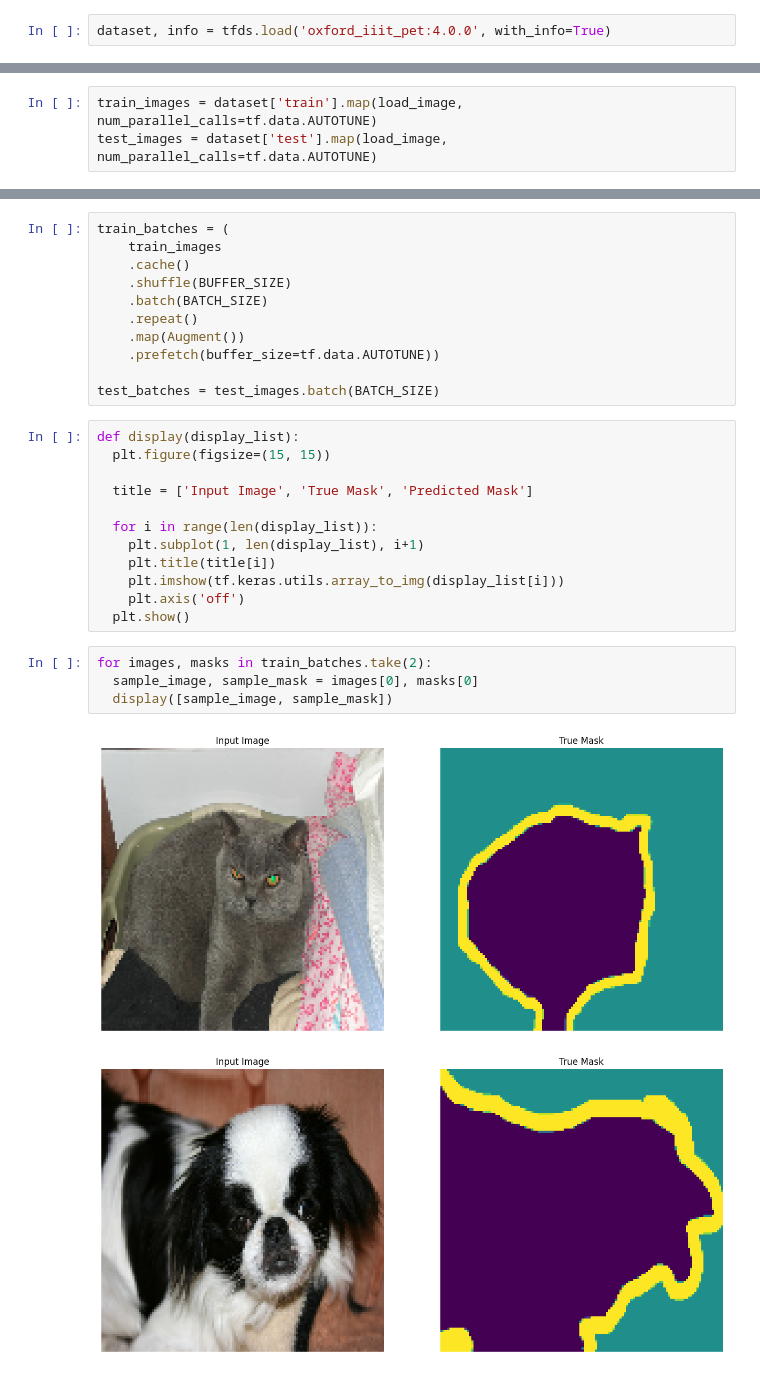
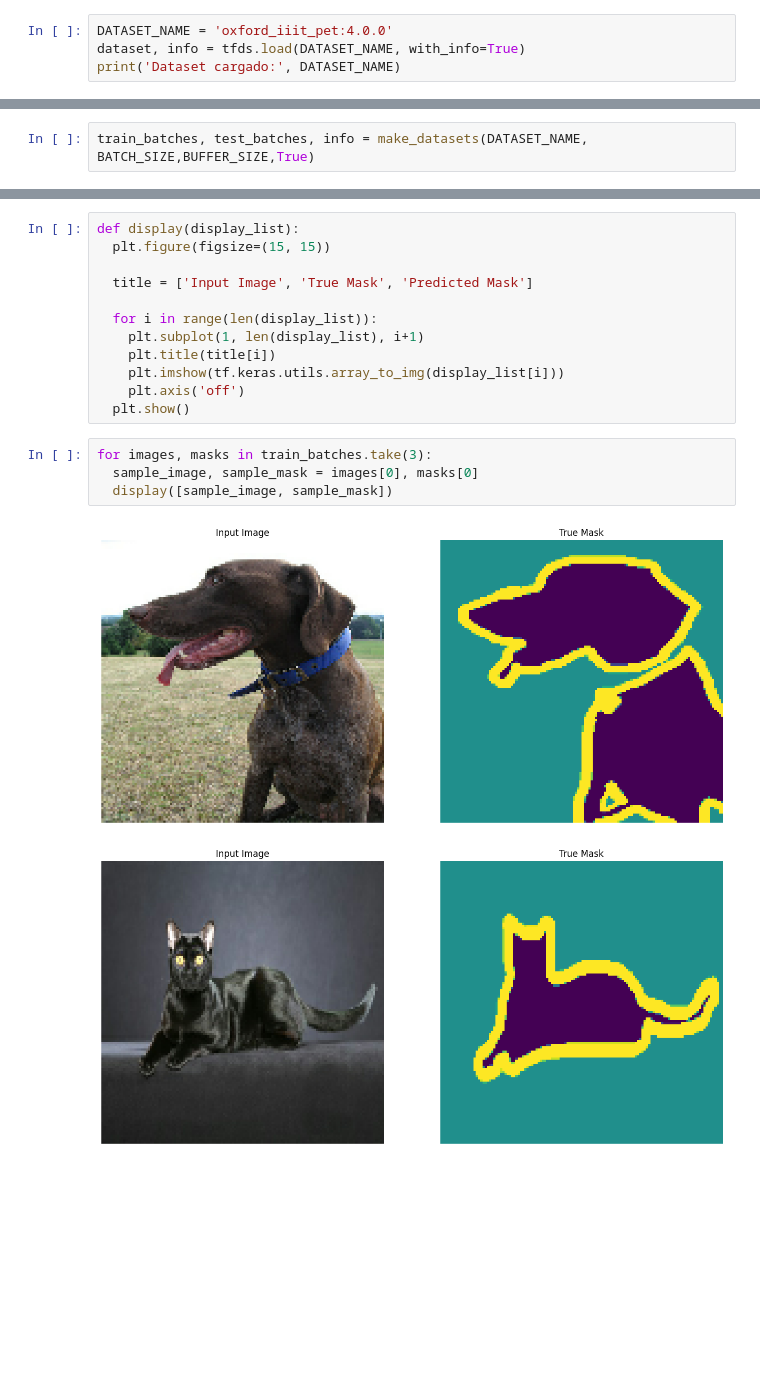
Before and after one commit to HectorGuePra/exploracion-segmentacion-unet-tensorflow, a Jupyter notebook: notebooks/01-exploracion-dataset.ipynb, the cells around one changed output, grey strips where cells are left out. Cells and saved outputs as stored; diff of their text form; blank space fills up the shorter version.

Commit message:
refactor: División entre carga de datos y exploración del dataset

```diff
--- a/notebooks/01-exploracion-dataset.ipynb
+++ b/notebooks/01-exploracion-dataset.ipynb
@@ -10,2 +9,4 @@ import matplotlib.pyplot as plt
 # %%
-dataset, info = tfds.load('oxford_iiit_pet:4.0.0', with_info=True)
+DATASET_NAME = 'oxford_iiit_pet:4.0.0'
+dataset, info = tfds.load(DATASET_NAME, with_info=True)
+print('Dataset cargado:', DATASET_NAME)
@@ -56,5 +46,4 @@ TRAIN_LENGTH, STEPS_PER_EPOCH
 # %% [output]
 (3680, 57)
 # %%
-train_images = dataset['train'].map(load_image, num_parallel_calls=tf.data.AUTOTUNE)
-test_images = dataset['test'].map(load_image, num_parallel_calls=tf.data.AUTOTUNE)
+train_batches, test_batches, info = make_datasets(DATASET_NAME, BATCH_SIZE,BUFFER_SIZE,True)
@@ -75,14 +50,3 @@ class Augment(tf.keras.layers.Layer):
-# %%
-train_batches = (
-    train_images
-    .cache()
-    .shuffle(BUFFER_SIZE)
-    .batch(BATCH_SIZE)
-    .repeat()
-    .map(Augment())
-    .prefetch(buffer_size=tf.data.AUTOTUNE))
-
-test_batches = test_images.batch(BATCH_SIZE)
 # %%
 def display(display_list):
   plt.figure(figsize=(15, 15))
@@ -96,9 +60,9 @@ def display(display_list):
     plt.axis('off')
   plt.show()
 # %%
-for images, masks in train_batches.take(2):
+for images, masks in train_batches.take(3):
   sample_image, sample_mask = images[0], masks[0]
   display([sample_image, sample_mask])
 # %% [output]
-[figure, old version]
+[figure, new version]
-[figure, old version]
+[figure, new version]
```
Also changed, not shown: parts of 8 cells of this notebook, 2 other files.
